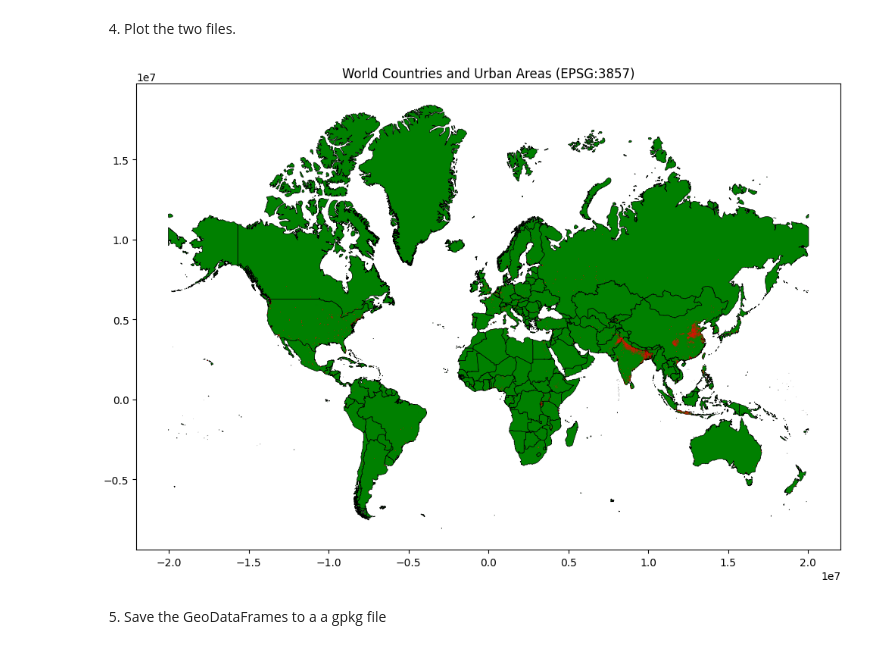
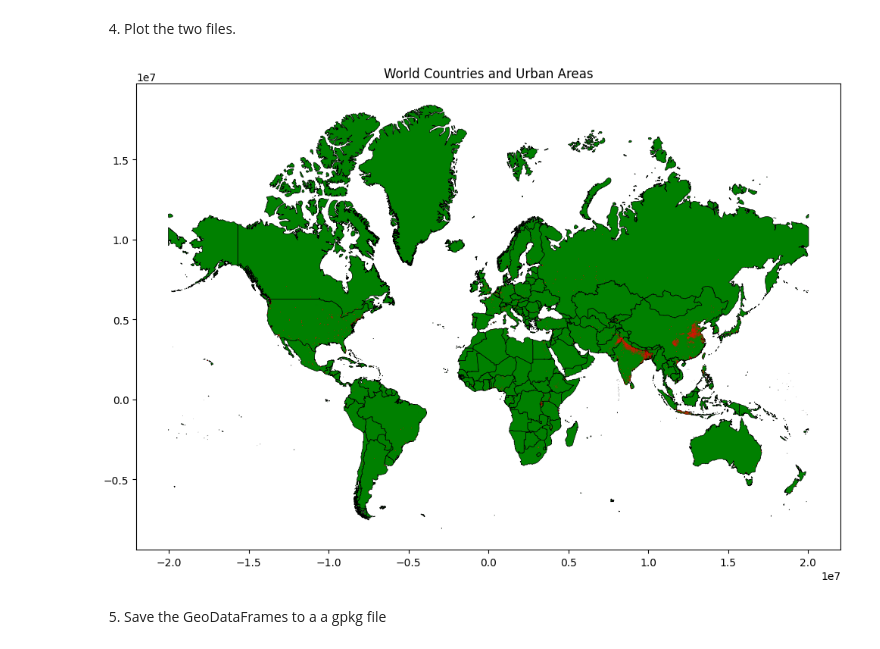
Before and after one commit to InanSyed/Geospatial-Python, a Jupyter notebook: Lab_2_1.ipynb, the cells around one changed output. Cells and saved outputs as stored; diff of their text form; code cells hidden in the pictures.

```diff
--- a/Lab_2_1.ipynb
+++ b/Lab_2_1.ipynb
@@ -77,11 +77,11 @@ Coordinate System of Urban CRS: EPSG:3857
 # %%
 figure, axes = plt.subplots(figsize=(12, 8))
 countries.plot(ax=axes, color='green', edgecolor='black', linewidth=0.5)
 urban.plot(ax=axes, color='red', markersize=1, alpha=0.5)
-axes.set_title("World Countries and Urban Areas (EPSG:3857)")
+axes.set_title("World Countries and Urban Areas")
 plt.show()
 # %% [output]
-[figure, old version]
+[figure, new version]
 # %% [markdown]
 5) Save the GeoDataFrames to a a gpkg file
 # %%
```
Also changed, not shown: parts of 1 cell of this notebook.
